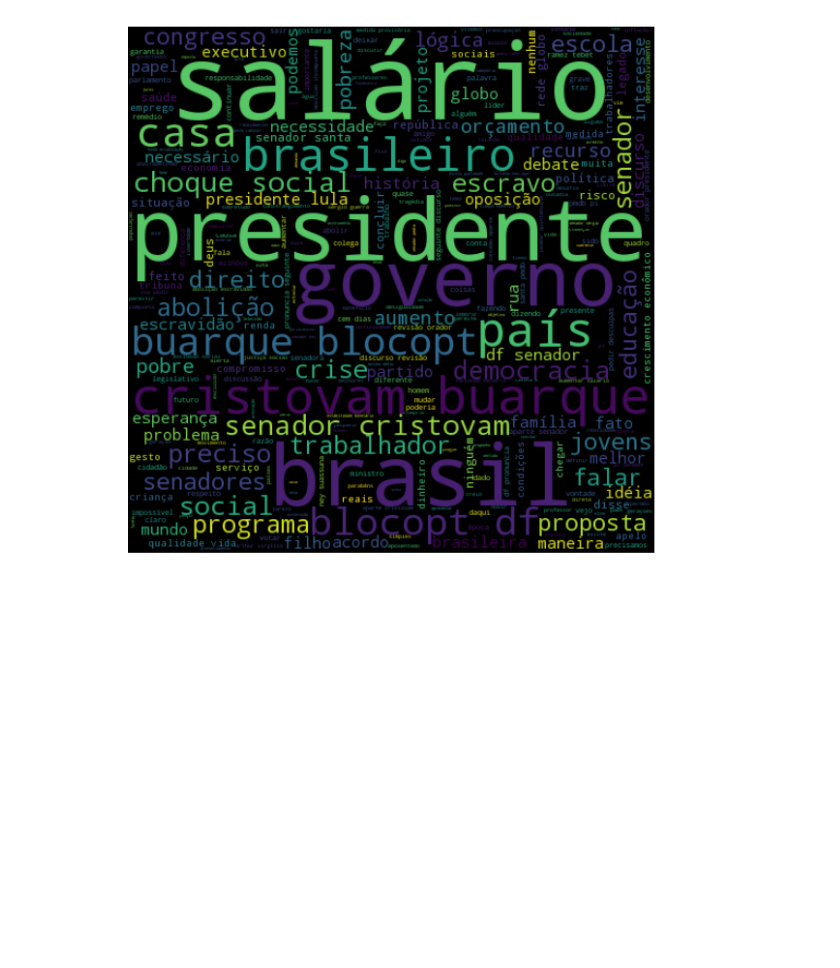
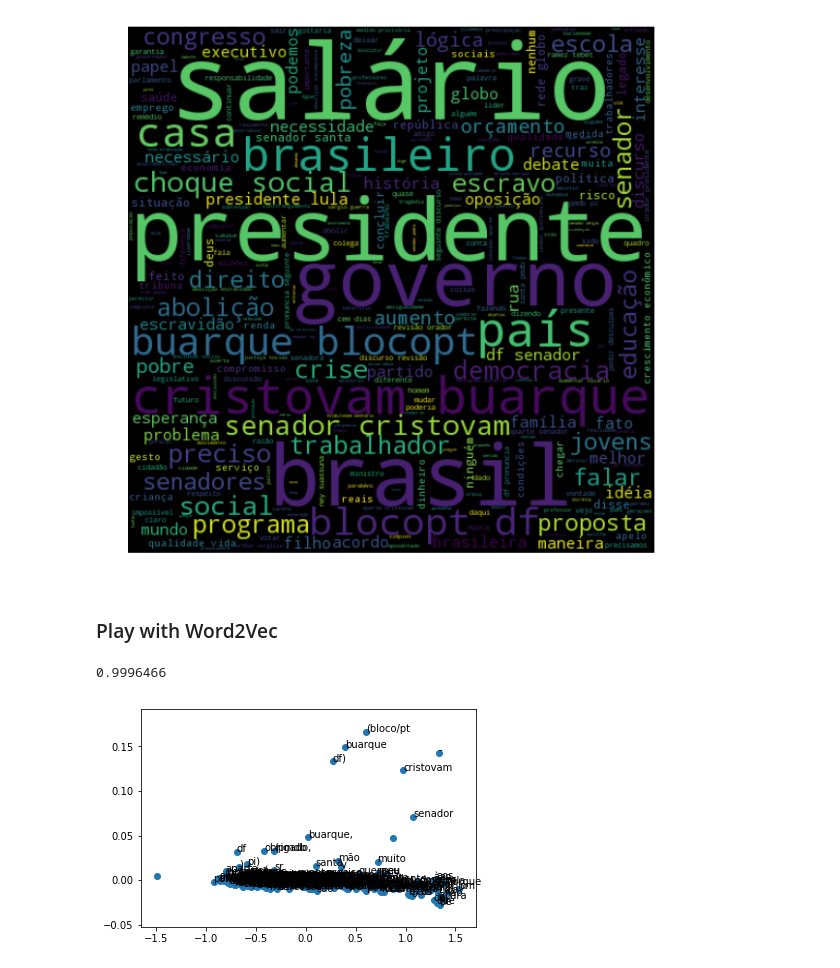
Before and after one commit to flaviostutz/senate-data, a Jupyter notebook: notebooks/02-explore-senator-speeches.ipynb, the cells around one changed output. Cells and saved outputs as stored; diff of their text form; code cells hidden in the pictures; blank space fills up the shorter version.

Commit message:
beginning to explore Word2Vec

```diff
--- a/notebooks/02-explore-senator-speeches.ipynb
+++ b/notebooks/02-explore-senator-speeches.ipynb
@@ -177,3 +177,5 @@ plt.axis("off")
 plt.show()
 # %% [output]
 [figure]
+# %% [markdown]
+### Play with Word2Vec
@@ -179,0 +187,19 @@ plt.show()
+# %%
+lines = alltexts.split('.')
+# print(lines)
+model = gensim.models.Word2Vec([l.lower().split(' ') for l in lines], min_count=10, size=100, workers=2, window=5)
+# model.wv.vocab.keys()
+model.wv.similarity('preciso', 'educação')
+# %% [output]
+0.9996466
+# %%
+pca = PCA(n_components=2)
+result = pca.fit_transform(model[model.wv.vocab])
+
+pyplot.scatter(result[:, 0], result[:, 1])
+words = list(model.wv.vocab)
+for i, word in enumerate(words):
+	pyplot.annotate(word, xy=(result[i, 0], result[i, 1]))
+pyplot.show()
+# %% [output]
+[figure, added]
```
Also changed, not shown: parts of 1 cell of this notebook.
